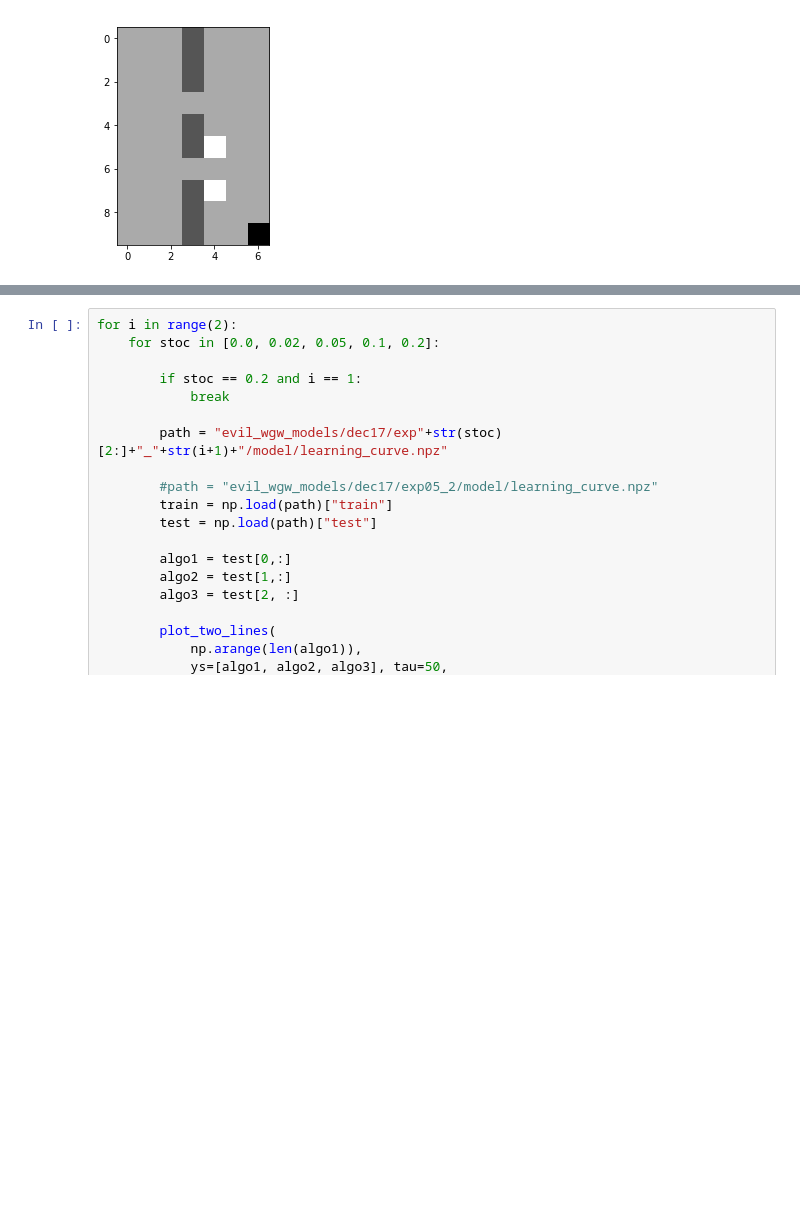
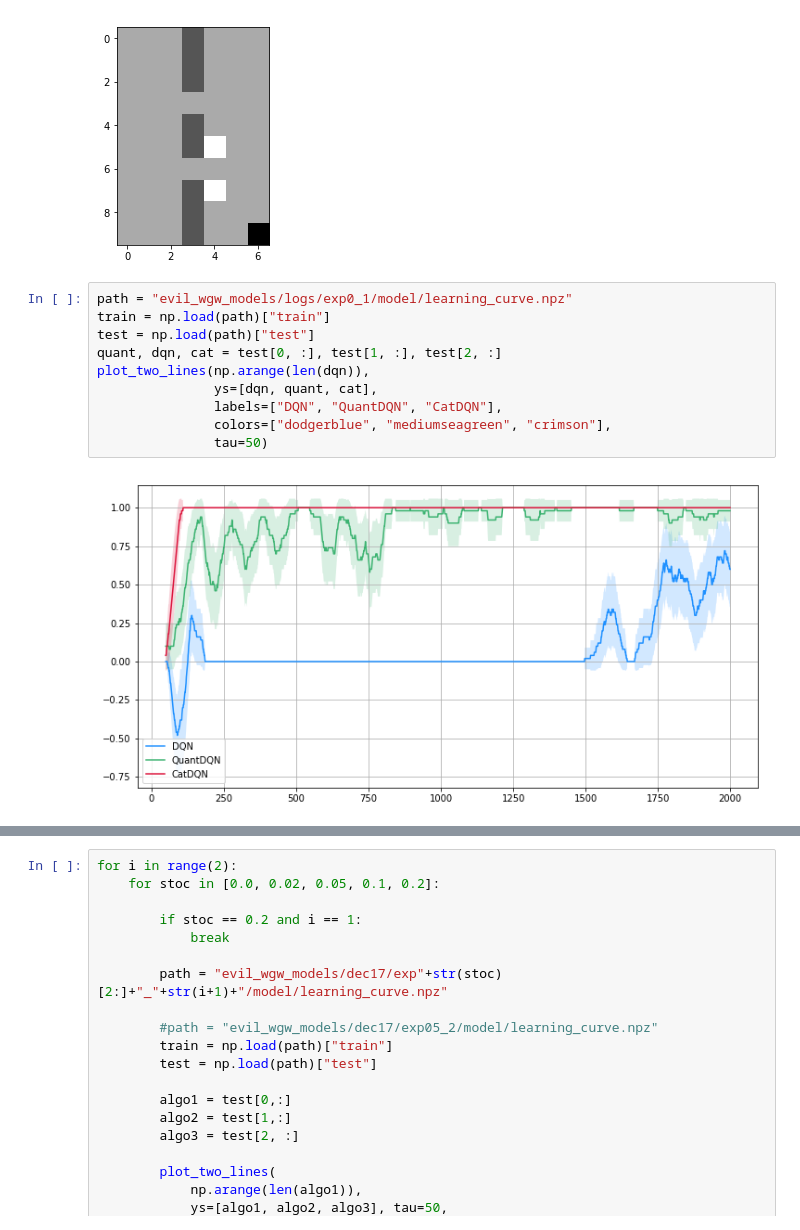
Before and after one commit to AlexGrinch/tensor_train_control, a Jupyter notebook: distributional/evil_wgw_plots.ipynb, the cells around one changed output, grey strips where cells are left out. Drawn from its saved outputs; the diff is of its cells as text; blank space fills up the shorter version.

Commit message:
updated plots

```diff
--- a/distributional/evil_wgw_plots.ipynb
+++ b/distributional/evil_wgw_plots.ipynb
@@ -443,4 +443,16 @@ qt.update_policy()
 wgw.play_with_policy(qt.pi)
 # %% [output]
 [figure]
+# %%
+path = "evil_wgw_models/logs/exp0_1/model/learning_curve.npz"
+train = np.load(path)["train"]
+test = np.load(path)["test"]
+quant, dqn, cat = test[0, :], test[1, :], test[2, :]
+plot_two_lines(np.arange(len(dqn)),
+               ys=[dqn, quant, cat],
+               labels=["DQN", "QuantDQN", "CatDQN"],
+               colors=["dodgerblue", "mediumseagreen", "crimson"],
+               tau=50)
+# %% [output]
+[figure, added]
 # %%
```
Also changed, not shown: parts of 22 cells of this notebook.
